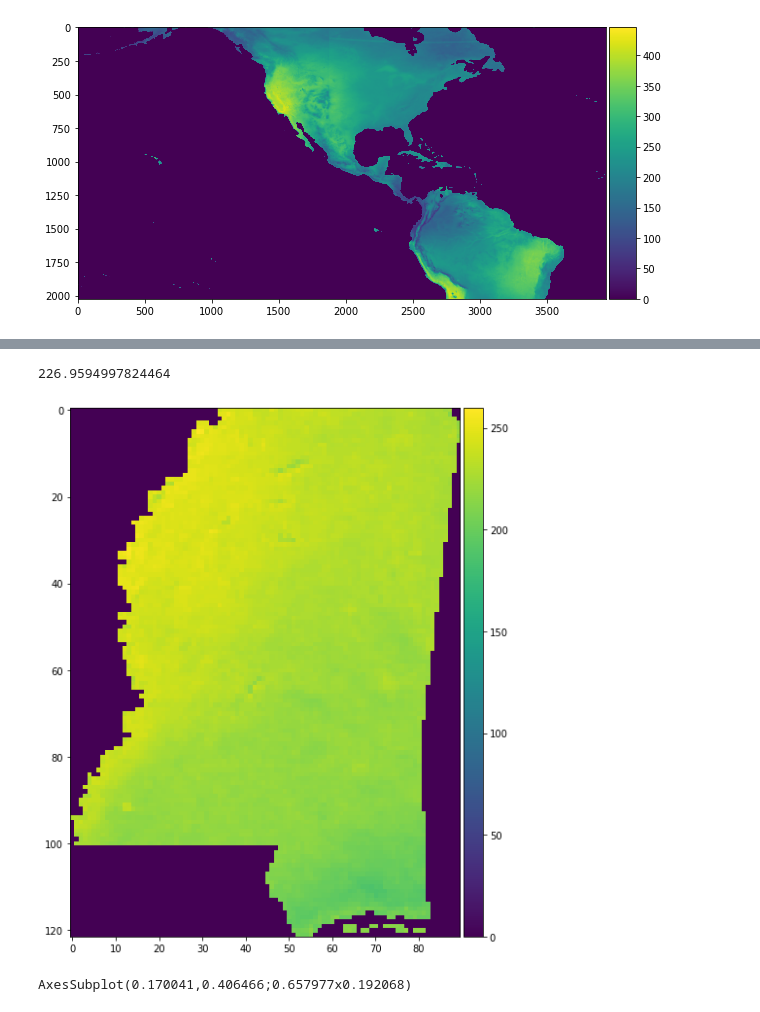
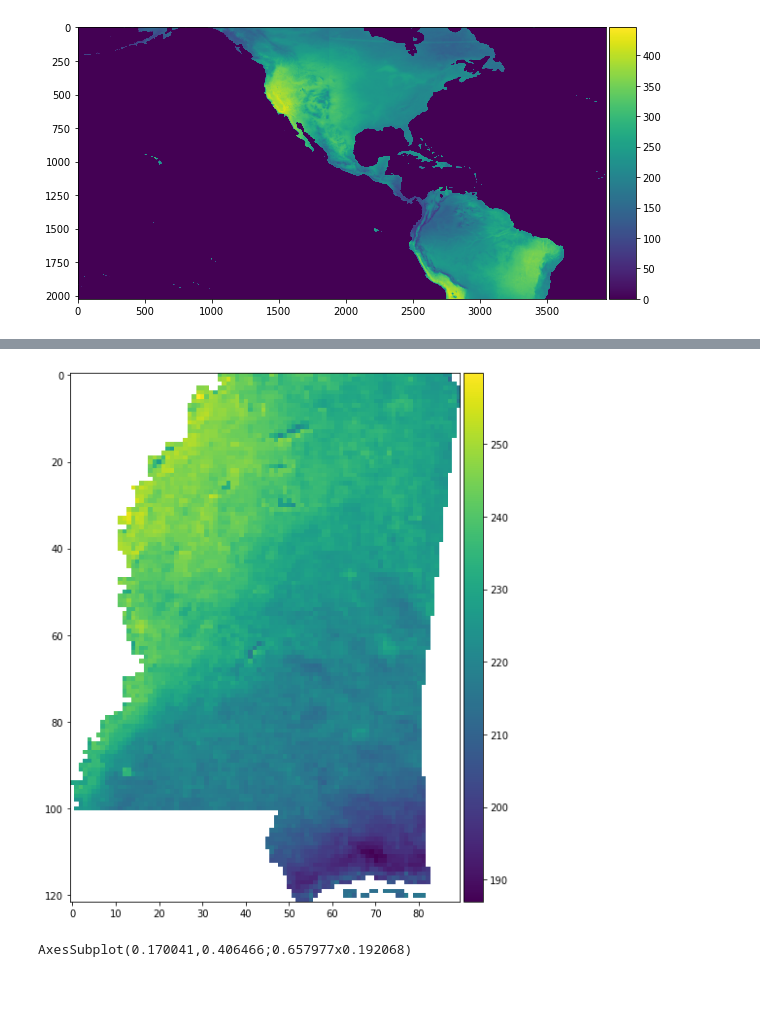
Before and after one commit to clintonjsmith/energy_economics, a Jupyter notebook: insolation.ipynb, the cells around one changed output, grey strips where cells are left out. Drawn from its saved outputs; the diff is of its cells as text; code cells hidden in the pictures.

```diff
--- a/insolation.ipynb
+++ b/insolation.ipynb
@@ -94,7 +99,0 @@ ep.plot_bands(cropd_ma)
-# %%
-invmask = ~cropd_ma.mask
-imshow_colorbar(cropd_ma.data)
-print(np.mean(cropd_ma.data[invmask]))
-# %% [output]
-226.9594997824464
-[figure, removed]
@@ -101,3 +109,7 @@ print(np.mean(cropd_ma.data[invmask]))
+# %%
+imshow_colorbar(states["Mississippi"]["Data"])
+# %% [output]
+[figure, added]
 # %%
 fig, ax = plt.subplots(figsize=(20, 20))
 ep.plot_bands(band, extent=extent, ax=ax)
```
Also changed, not shown: parts of 14 cells of this notebook.
